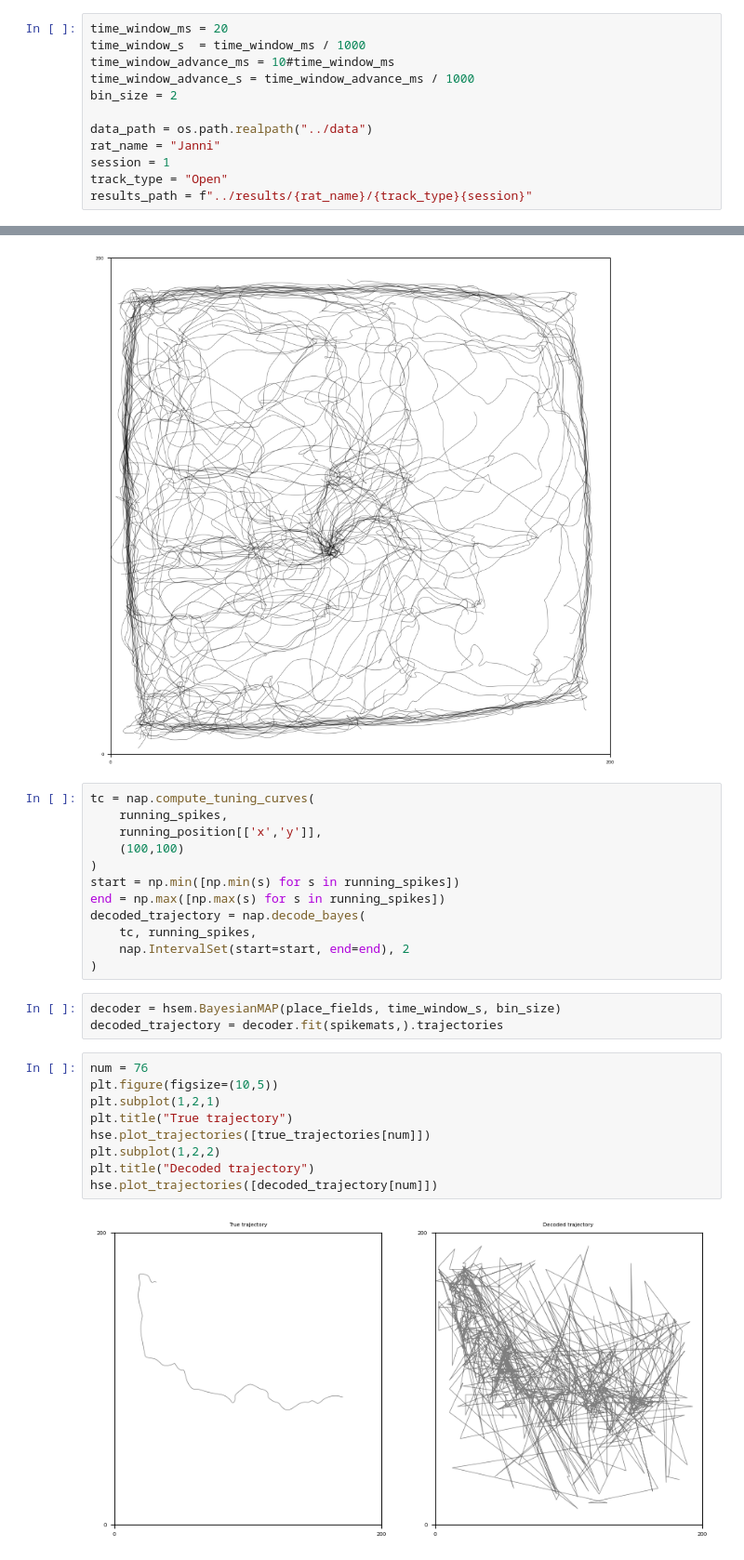
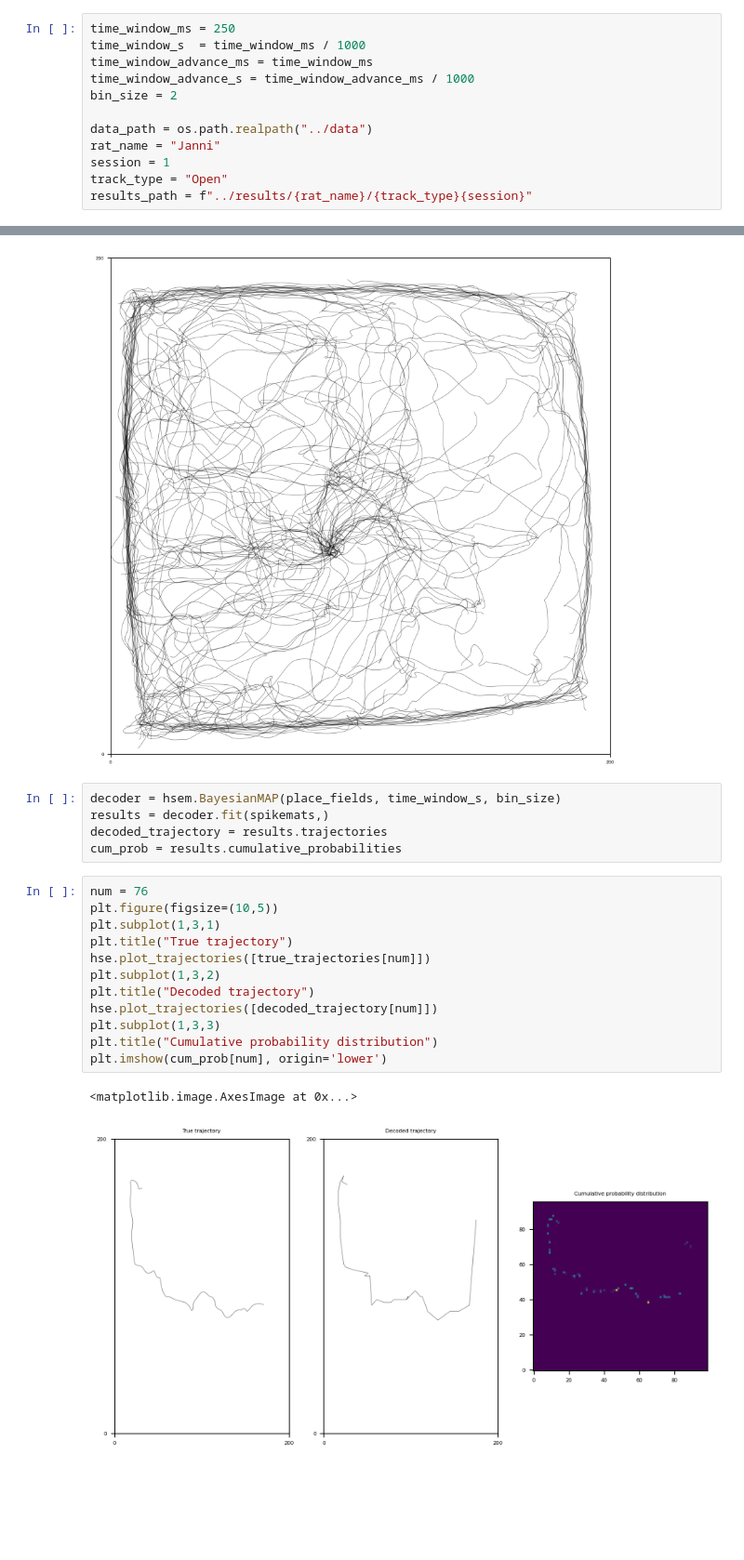
Before and after one commit to Zhang-CNL/PO-OU, a Jupyter notebook: notebooks/rewrite_test.ipynb, the cells around one changed output, grey strips where cells are left out. Shown at 93% size. Cells and saved outputs as stored; diff of their text form; blank space fills up the shorter version.

Commit message:
Plot cumulative probability

```diff
--- a/notebooks/rewrite_test.ipynb
+++ b/notebooks/rewrite_test.ipynb
@@ -17,7 +19,7 @@ import hippocampalseq.utils as hseu
 # %%
-time_window_ms = 20
+time_window_ms = 250
 time_window_s  = time_window_ms / 1000
-time_window_advance_ms = 10#time_window_ms
+time_window_advance_ms = time_window_ms
 time_window_advance_s = time_window_advance_ms / 1000
 bin_size = 2
 
@@ -94,29 +88,23 @@ plt.figure(figsize=(10,10))
 hse.plot_trajectories(true_trajectories)
 # %% [output]
 [figure]
-# %%
-tc = nap.compute_tuning_curves(
-    running_spikes,
-    running_position[['x','y']],
-    (100,100)
-)
-start = np.min([np.min(s) for s in running_spikes])
-end = np.max([np.max(s) for s in running_spikes])
-decoded_trajectory = nap.decode_bayes(
-    tc, running_spikes,
-    nap.IntervalSet(start=start, end=end), 2
-)
 # %%
 decoder = hsem.BayesianMAP(place_fields, time_window_s, bin_size)
-decoded_trajectory = decoder.fit(spikemats,).trajectories
+results = decoder.fit(spikemats,)
+decoded_trajectory = results.trajectories
+cum_prob = results.cumulative_probabilities
 # %%
 num = 76
 plt.figure(figsize=(10,5))
-plt.subplot(1,2,1)
+plt.subplot(1,3,1)
 plt.title("True trajectory")
 hse.plot_trajectories([true_trajectories[num]])
-plt.subplot(1,2,2)
+plt.subplot(1,3,2)
 plt.title("Decoded trajectory")
 hse.plot_trajectories([decoded_trajectory[num]])
+plt.subplot(1,3,3)
+plt.title("Cumulative probability distribution")
+plt.imshow(cum_prob[num], origin='lower')
 # %% [output]
+<matplotlib.image.AxesImage at 0x...>
-[figure, old version]
+[figure, new version]
```
Also changed, not shown: parts of 2 cells of this notebook, 11 other files.
